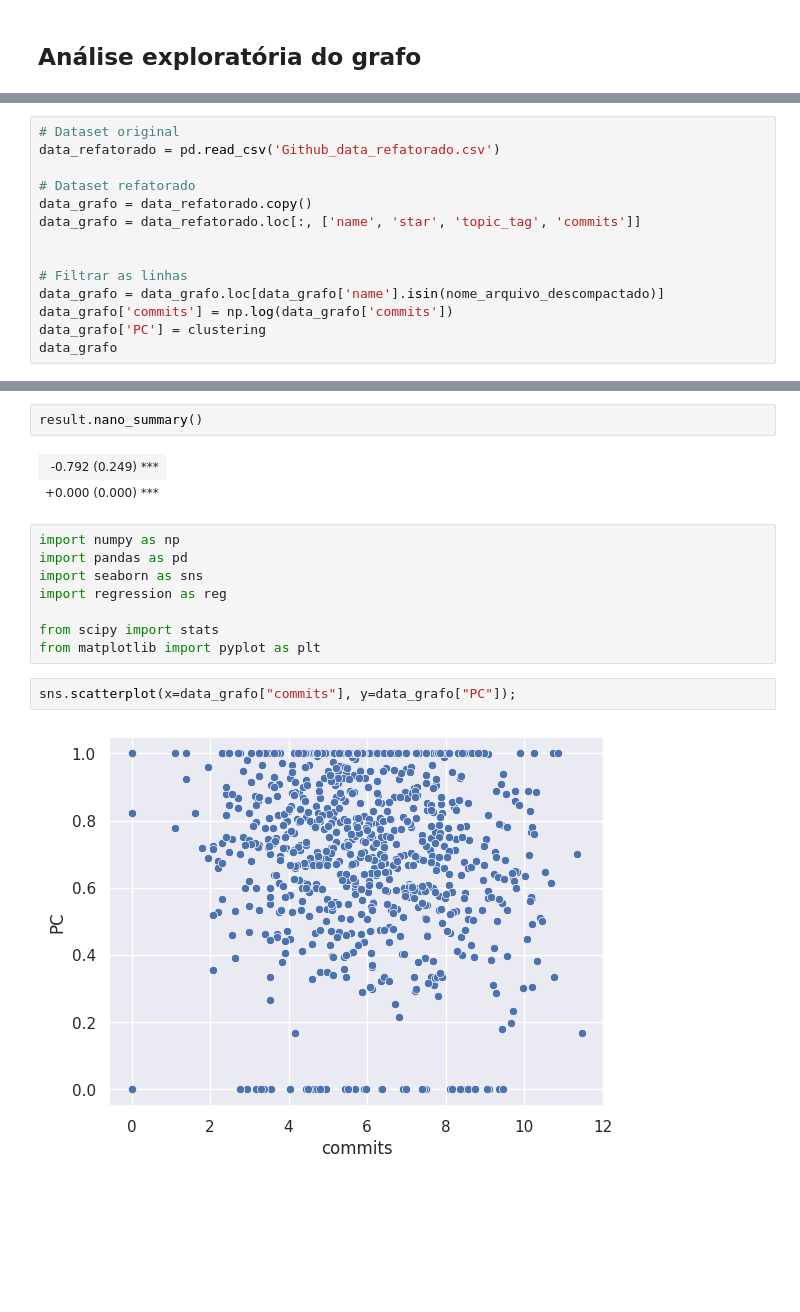
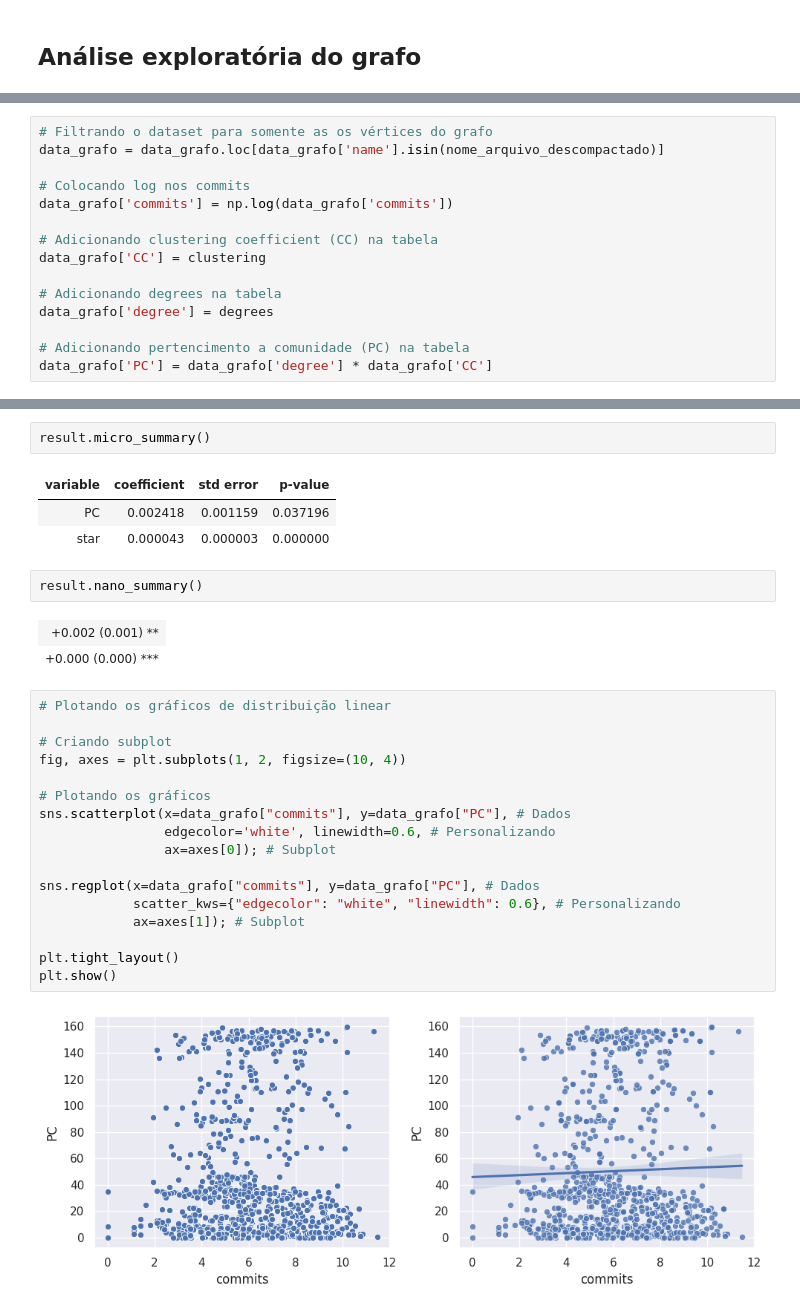
Before and after one commit to Pedro2712/aps1-wikis, a Jupyter notebook: notebooks/projeto/AnaliseDoGrafo.ipynb, the cells around one changed output, grey strips where cells are left out. Cells and saved outputs as stored; diff of their text form; blank space fills up the shorter version.

```diff
--- a/notebooks/projeto/AnaliseDoGrafo.ipynb
+++ b/notebooks/projeto/AnaliseDoGrafo.ipynb
@@ -177,14 +153,15 @@ Dados coletados!!
 # %%
-# Dataset original
-data_refatorado = pd.read_csv('Github_data_refatorado.csv')
+# Filtrando o dataset para somente as os vértices do grafo
+data_grafo = data_grafo.loc[data_grafo['name'].isin(nome_arquivo_descompactado)]
 
-# Dataset refatorado
-data_grafo = data_refatorado.copy()
-data_grafo = data_refatorado.loc[:, ['name', 'star', 'topic_tag', 'commits']]
+# Colocando log nos commits
+data_grafo['commits'] = np.log(data_grafo['commits'])
 
+# Adicionando clustering coefficient (CC) na tabela
+data_grafo['CC'] = clustering
 
-# Filtrar as linhas
-data_grafo = data_grafo.loc[data_grafo['name'].isin(nome_arquivo_descompactado)]
-data_grafo['commits'] = np.log(data_grafo['commits'])
-data_grafo['PC'] = clustering
-data_grafo
+# Adicionando degrees na tabela
+data_grafo['degree'] = degrees
+
+# Adicionando pertencimento a comunidade (PC) na tabela
+data_grafo['PC'] = data_grafo['degree'] * data_grafo['CC']
@@ -212,17 +188,30 @@ result.micro_summary()
+# %%
+result.micro_summary()
+# %% [output]
+| variable | coefficient | std error | p-value |
+| PC | 0.002418 | 0.001159 | 0.037196 |
+| star | 0.000043 | 0.000003 | 0.000000 |
 # %%
 result.nano_summary()
 # %% [output]
-| -0.792 (0.249) *** |
+| +0.002 (0.001) ** |
 | +0.000 (0.000) *** |
-# %%
-import numpy as np
-import pandas as pd
-import seaborn as sns
-import regression as reg
-
-from scipy import stats
-from matplotlib import pyplot as plt
 # %%
-sns.scatterplot(x=data_grafo["commits"], y=data_grafo["PC"]);
+# Plotando os gráficos de distribuição linear
+
+# Criando subplot
+fig, axes = plt.subplots(1, 2, figsize=(10, 4))
+
+# Plotando os gráficos
+sns.scatterplot(x=data_grafo["commits"], y=data_grafo["PC"], # Dados
+                edgecolor='white', linewidth=0.6, # Personalizando
+                ax=axes[0]); # Subplot
+
+sns.regplot(x=data_grafo["commits"], y=data_grafo["PC"], # Dados
+            scatter_kws={"edgecolor": "white", "linewidth": 0.6}, # Personalizando
+            ax=axes[1]); # Subplot
+
+plt.tight_layout()
+plt.show()
 # %% [output]
-[figure, old version]
+[figure, new version]
```
Also changed, not shown: parts of 28 cells of this notebook, 4 other files.
